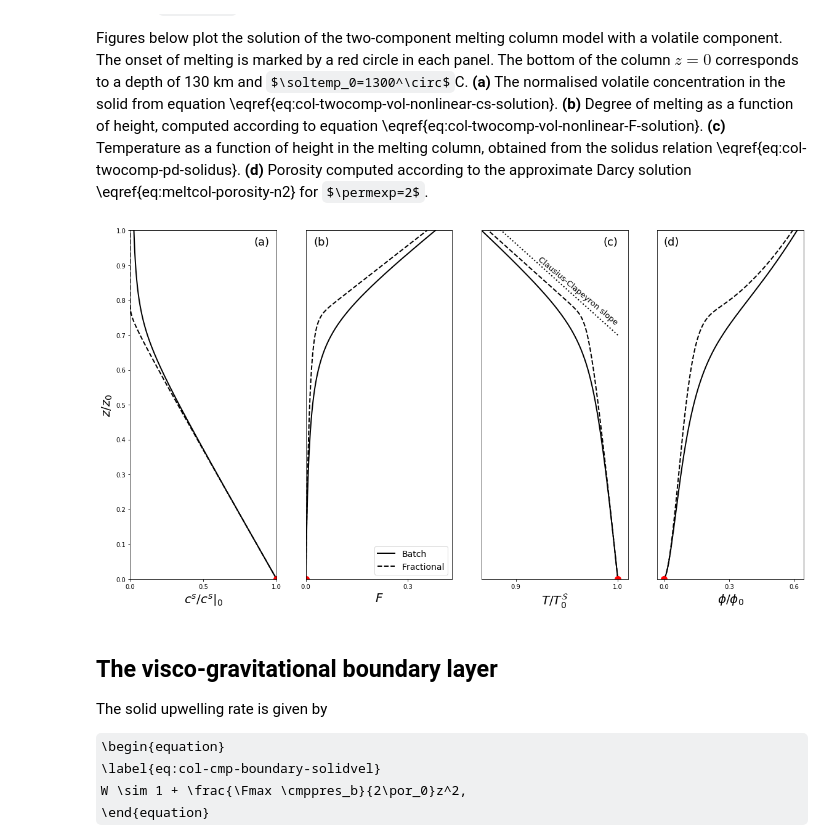
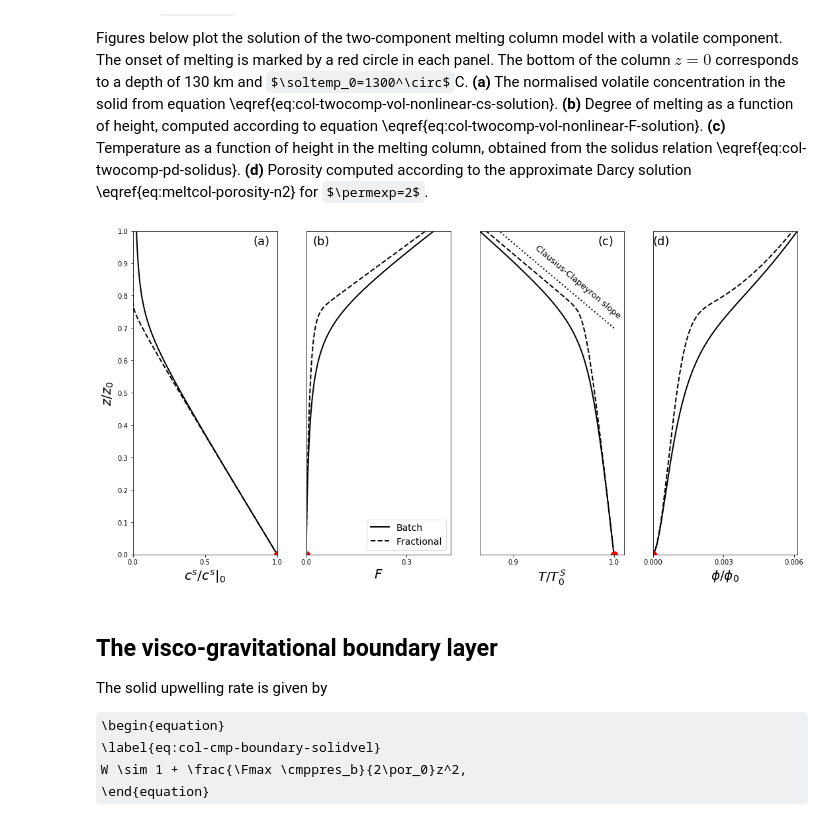
Before and after one commit to FoaLab/partially-molten-rock-PUP, a Jupyter notebook: content/ch11.ipynb, the cells around one changed output. Saved outputs shown, nothing was run; the diff lists cells and outputs as text; code cells hidden in the pictures; some formulas as TeX source.

Commit message:
reimplementation of Figure 11.5

```diff
--- a/content/ch11.ipynb
+++ b/content/ch11.ipynb
@@ -414,8 +414,7 @@ $\potemp$ | 1623 | K
 Figures below plot the solution of the two-component melting column model with a volatile component. The onset of melting is marked by a red circle in each panel. The bottom of the column $z=0$ corresponds to a depth of 130 km and $\soltemp_0=1300^\circ$C. __(a)__ The normalised volatile concentration in the solid from equation \eqref{eq:col-twocomp-vol-nonlinear-cs-solution}. __(b)__ Degree of melting as a function of height, computed according to equation \eqref{eq:col-twocomp-vol-nonlinear-F-solution}. __(c)__ Temperature as a function of height in the melting column, obtained from the solidus relation \eqref{eq:col-twocomp-pd-solidus}. __(d)__ Porosity computed according to the approximate Darcy solution \eqref{eq:meltcol-porosity-n2} for $\permexp=2$.
 # %%
 f, ax = plt.subplots(1, 4)
-zoom = 2.0
-f.set_size_inches(9.8 * zoom, 5.2 * zoom)
+f.set_size_inches(18.0, 9.0)
 f.set_facecolor('w')
 
 D = 0.01  # distribution coefficient
@@ -429,9 +428,8 @@ M = -4.  # solidus slope, K per ppm volatile
 c0 = 100.  # volatile concentration, ppm
 TsP0 = 1100. + 273.  # solidus at P=0
 Ts0 = 1300. + 273.  # mantle temperature
-phi0 = 0.01  # reference porosity
-epsilon = 0.01  # melt/solid speed ratio
-n = 2.  # permeability exponent
+Q = 1e4           # flux parameter
+n = 2               # permeability exponent
 
 Mc0 = M*c0
 z0 = (Ts0 - TsP0 - Mc0)/(rho*g/C)
@@ -444,7 +442,7 @@ A2 = -g/M*(alpha*Ts0/c - rho/C)
 cs = 0.5*(c0 - A1/c0 + A2*z + np.sqrt(4.*A1 + (A2*z + c0 - A1/c0)**2))
 F = c/L*(rho*g*z/C + M*(c0-cs) - alpha*g*Ts0*z/c)
 T = Ts0 - rho*g*z/C + M*(cs-c0)
-phi = epsilon/2.*(np.sqrt(1 + 4*F/epsilon/phi0) - 1.)
+phi = 1./2./Q*(np.sqrt(1.0 + 4.*F*Q) - 1.0)
 
 a = (1/D - 1)*c*M/L
 beta = -g*rho/(M*C) + alpha*g*Ts0/(c*M)
@@ -452,7 +450,7 @@ beta = -g*rho/(M*C) + alpha*g*Ts0/(c*M)
 cf =  -lambertw((-c0)*a*np.exp((-c0)*a)*np.exp(a*beta*z))/a  # Lambert W approximation
 Ff = c/L*(rho*g*z/C + M*(c0-cf) - alpha*g*Ts0*z/c)
 Tf = Ts0 - rho*g*z/C + M*(cf-c0)
-phif = epsilon/2*(np.sqrt(1 + 4*Ff/epsilon/phi0) - 1)
+phif = 1./Q/2.*(np.sqrt(1.0 + 4.0*Ff*Q) - 1.0)
 
 ax[0].plot(cs/c0, z/z0, '-k', linewidth=2)
 ax[0].plot(cf/c0, z/z0, '--k', linewidth=2)
@@ -470,36 +468,37 @@ p2, = ax[1].plot(Ff, z/z0, '--k', linewidth=2, label='Fractional')
 ax[1].plot(0.0, 0.0, 'or', markersize=10)
 ax[1].set_xlim(0.0, np.amax(F)+0.05)
 ax[1].set_xticks((0.0, 0.3))
 ax[1].set_xlabel(r'$F$', fontsize=20)
 ax[1].set_ylim(0.0, 1.0)
 ax[1].set_yticks(())
 ax[1].legend(handles=[p1, p2], fontsize=14, loc='lower right')
 ax[1].text(0.07, 0.95, '(b)', fontsize=18, verticalalignment='bottom', horizontalalignment='right')
 
 ax[2].plot(T/Ts0, z/z0, '-k', linewidth=2)
 ax[2].plot(Tf/Ts0,z/z0,'--k', linewidth=2)
 ax[2].plot(1.0, 0.0, 'or', markersize=10)
 ax[2].plot(Tcc/Ts0, z/z0 + 0.70, ':k', linewidth=2)
 ax[2].set_xlabel(r'$T/T^\mathcal{S}_0$', fontsize=20)
 ax[2].set_xlim(np.amin(T/Ts0), 1.01)
 ax[2].set_xticks((0.9, 1.0))
 ax[2].set_ylim(0.0, 1.0)
 ax[2].set_yticks(())
 ax[2].text(0.92, 0.73, r'Clausius-Clapeyron slope', fontsize=13, horizontalalignment='left', rotation=-40)
 ax[2].text(1.0, 0.95, '(c)', fontsize=18, verticalalignment='bottom', horizontalalignment='right')
 
 ax[3].plot(phi, z/z0, '-k', linewidth=2)
 ax[3].plot(phif, z/z0, '--k', linewidth=2)
 ax[3].plot(0.0, 0.0, 'or', markersize=10)
+ax[3].set_xlim(0.0, np.max(phi))
 ax[3].set_xlabel(r'$\phi/\phi_0$', fontsize=20)
-ax[3].set_xticks((0.0, 0.3, 0.6))
+ax[3].set_xticks((0.0, 3.e-3, 6.e-3))
 ax[3].set_ylim(0.0, 1.0)
 ax[3].set_yticks(())
-ax[3].text(0.07, 0.95, '(d)', fontsize=18, verticalalignment='bottom', horizontalalignment='right')
+ax[3].text(0.7e-3, 950.e-3, '(d)', fontsize=18, verticalalignment='bottom', horizontalalignment='right')
 
 plt.show()
 # %% [output]
-[figure, old version]
+[figure, new version]
 # %% [markdown]
 ## The visco-gravitational boundary layer
 
```
